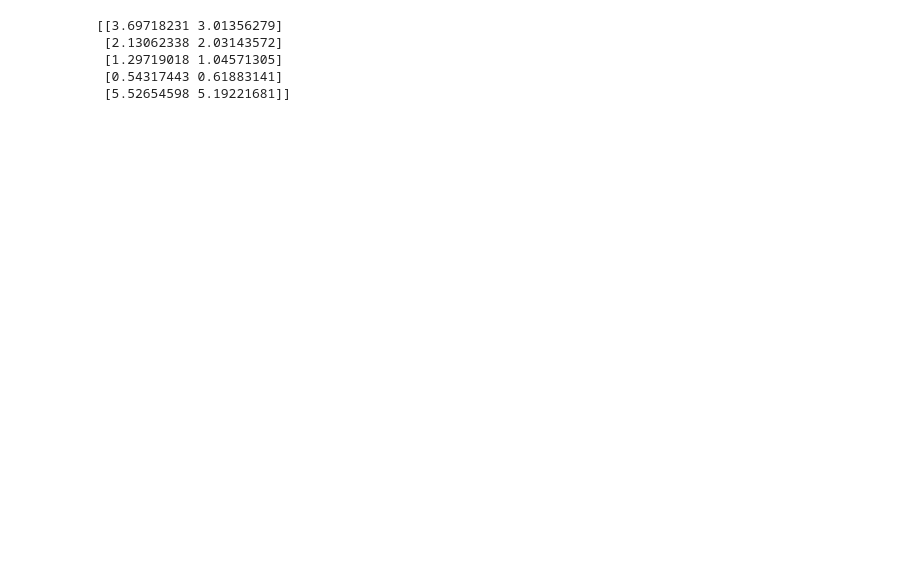
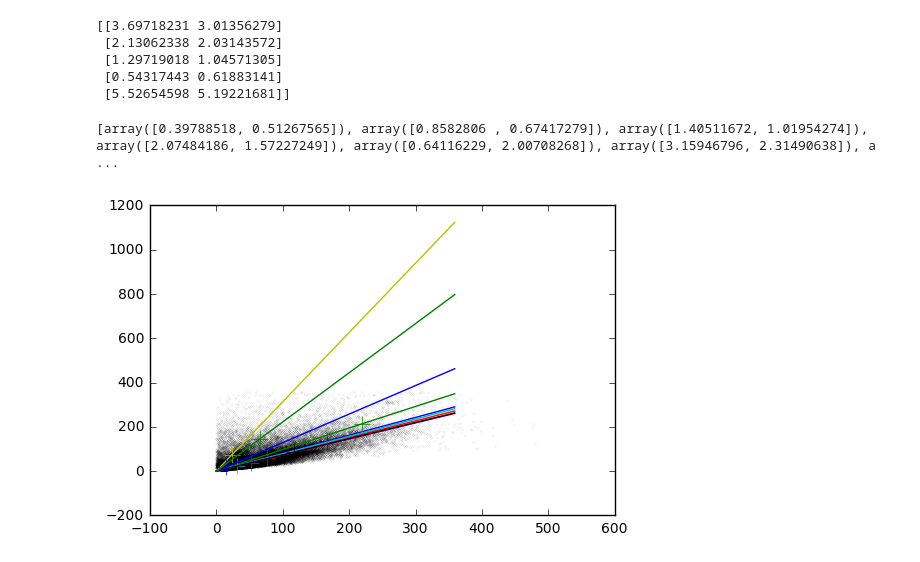
Before and after one commit to kensun619/Image-based-Object-Detection-System-for-Self-driving-Cars-Application, a Jupyter notebook: Qinyuan/darkflow/Data Analysis.ipynb, the cells around one changed output. Saved outputs shown, nothing was run; the diff lists cells and outputs as text; code cells hidden in the pictures; blank space fills up the shorter version.

```diff
--- a/Qinyuan/darkflow/Data Analysis.ipynb
+++ b/Qinyuan/darkflow/Data Analysis.ipynb
@@ -294,0 +303,37 @@ a = [[12,2],[2,3]]
+# %%
+import numpy as np
+# For 416x416 images anchor box should be between [0 to 13], because 416/32 = 13
+img_width = 480
+img_height = 480
+width_in_cfg_file = 416
+anchors_run3 = np.array([[166.51774989, 134.66689102],
+ [219.75269009, 214.08067085],
+ [ 76.6095457,   58.05313821],
+ [ 31.69036079,  24.89253361],
+ [ 51.88123273,  37.64465494],
+ [ 23.67368465,  74.10766804],
+ [116.65727864,  85.47346639],
+ [ 14.69114508,  18.92956259],
+ [ 65.84364105, 146.24332675]])
+
+
+import matplotlib.pyplot as plt
+%matplotlib inline
+f = plt.figure()
+c = ['b', 'g', 'r', 'c', 'm', 'y', 'k','b','g','r','c']
+plt.scatter([box_shape[i][0] for i in range(len(box_shape))],[box_shape[i][1] for i in range(len(box_shape))], s = 0.005, marker = '.')
+X = list(range(360))
+for i in range(anchors_run3.shape[0]):
+    plt.plot(X, np.multiply(X,1.*anchors_run3[i][1]/anchors_run3[i][0]),color = c[i]) # slope
+    plt.plot(anchors_run3[i][0],anchors_run3[i][1], markersize=12 , marker = '+', color = c[i]) #centroid
+
+    # The anochor value put in cofigure file if the input image is resized to width_in_cfg_file
+for i in range(anchors_run3.shape[0]):
+    anchors_run3[i][0]*=width_in_cfg_file/480. # rescale to input images size 416
+    anchors_run3[i][1]*=width_in_cfg_file/480.
+    anchors_run3[i][0]/=32.
+    anchors_run3[i][1]/=32.
+print(sorted(anchors_run3, key = lambda x: x[1]))
+# %% [output]
+[array([0.39788518, 0.51267565]), array([0.8582806 , 0.67417279]), array([1.40511672, 1.01954274]), array([2.07484186, 1.57227249]), array([0.64116229, 2.00708268]), array([3.15946796, 2.31490638]), a ...
+[figure, added]
```
Also changed, not shown: parts of 4 cells of this notebook.
